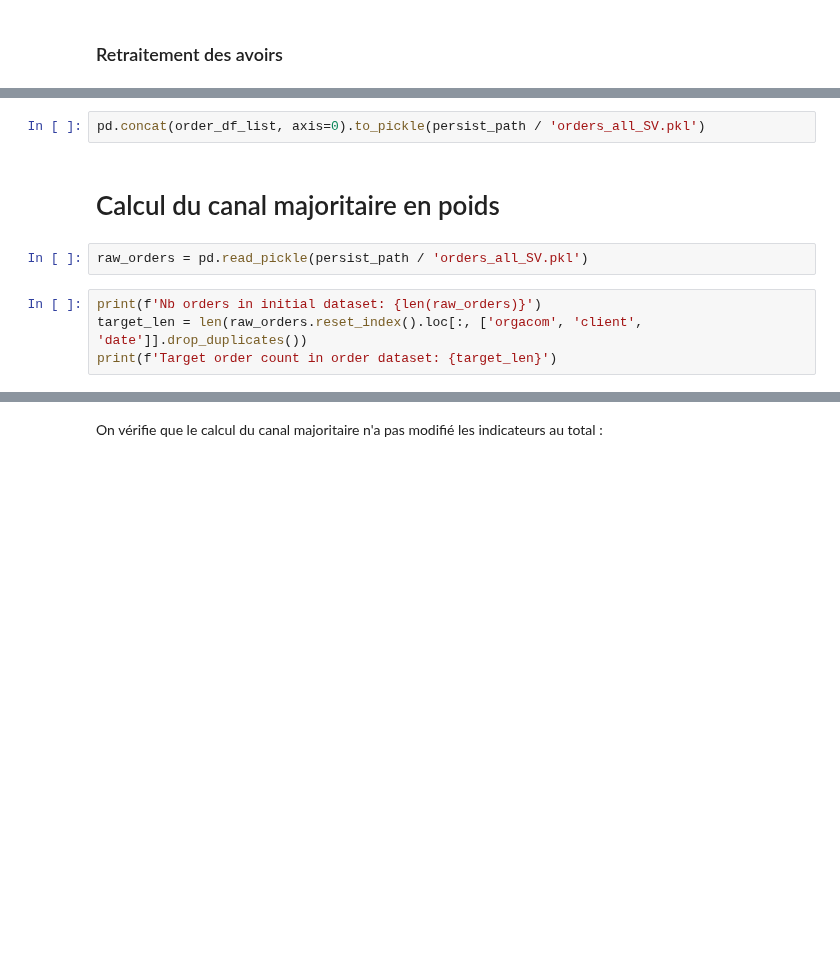
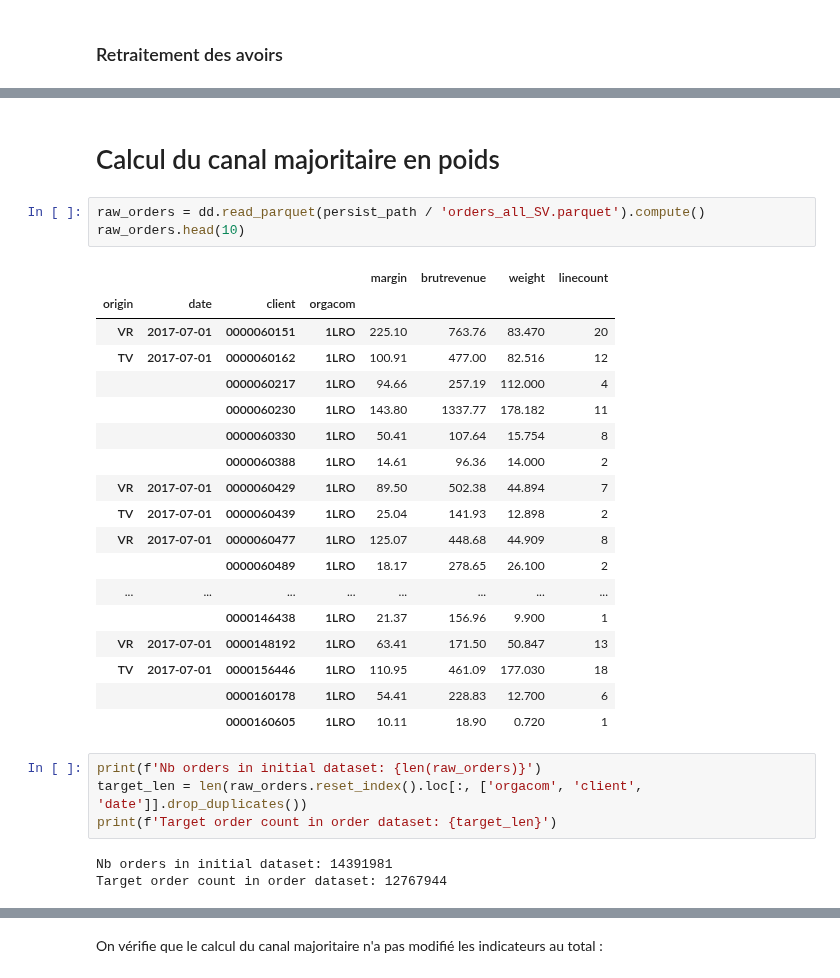
Before and after one commit to UltraDiuve/WebOrNot, a Jupyter notebook: notebooks/DataPreprocessor.ipynb, the cells around one changed output, grey strips where cells are left out. Drawn from its saved outputs; the diff is of its cells as text; blank space fills up the shorter version.

```diff
--- a/notebooks/DataPreprocessor.ipynb
+++ b/notebooks/DataPreprocessor.ipynb
@@ -490,11 +461,32 @@ for orgacom in orgacom_list:
-# %%
-pd.concat(order_df_list, axis=0).to_pickle(persist_path / 'orders_all_SV.pkl')
 # %% [markdown]
 # Calcul du canal majoritaire en poids
-# %%
-raw_orders = pd.read_pickle(persist_path / 'orders_all_SV.pkl')
+# %%
+raw_orders = dd.read_parquet(persist_path / 'orders_all_SV.parquet').compute()
+raw_orders.head(10)
+# %% [output]
+|  |  |  |  | margin | brutrevenue | weight | linecount |
+| origin | date | client | orgacom |  |  |  |  |
+| VR | 2017-07-01 | 0000060151 | 1LRO | 225.10 | 763.76 | 83.470 | 20 |
+| TV | 2017-07-01 | 0000060162 | 1LRO | 100.91 | 477.00 | 82.516 | 12 |
+|  |  | 0000060217 | 1LRO | 94.66 | 257.19 | 112.000 | 4 |
+|  |  | 0000060230 | 1LRO | 143.80 | 1337.77 | 178.182 | 11 |
+|  |  | 0000060330 | 1LRO | 50.41 | 107.64 | 15.754 | 8 |
+|  |  | 0000060388 | 1LRO | 14.61 | 96.36 | 14.000 | 2 |
+| VR | 2017-07-01 | 0000060429 | 1LRO | 89.50 | 502.38 | 44.894 | 7 |
+| TV | 2017-07-01 | 0000060439 | 1LRO | 25.04 | 141.93 | 12.898 | 2 |
+| VR | 2017-07-01 | 0000060477 | 1LRO | 125.07 | 448.68 | 44.909 | 8 |
+|  |  | 0000060489 | 1LRO | 18.17 | 278.65 | 26.100 | 2 |
+| ... | ... | ... | ... | ... | ... | ... | ... |
+|  |  | 0000146438 | 1LRO | 21.37 | 156.96 | 9.900 | 1 |
+| VR | 2017-07-01 | 0000148192 | 1LRO | 63.41 | 171.50 | 50.847 | 13 |
+| TV | 2017-07-01 | 0000156446 | 1LRO | 110.95 | 461.09 | 177.030 | 18 |
+|  |  | 0000160178 | 1LRO | 54.41 | 228.83 | 12.700 | 6 |
+|  |  | 0000160605 | 1LRO | 10.11 | 18.90 | 0.720 | 1 |
 # %%
 print(f'Nb orders in initial dataset: {len(raw_orders)}')
 target_len = len(raw_orders.reset_index().loc[:, ['orgacom', 'client', 'date']].drop_duplicates())
 print(f'Target order count in order dataset: {target_len}')
+# %% [output]
+Nb orders in initial dataset: 14391981
+Target order count in order dataset: 12767944
 # %%
```
Also changed, not shown: parts of 37 cells of this notebook, 3 other files.
